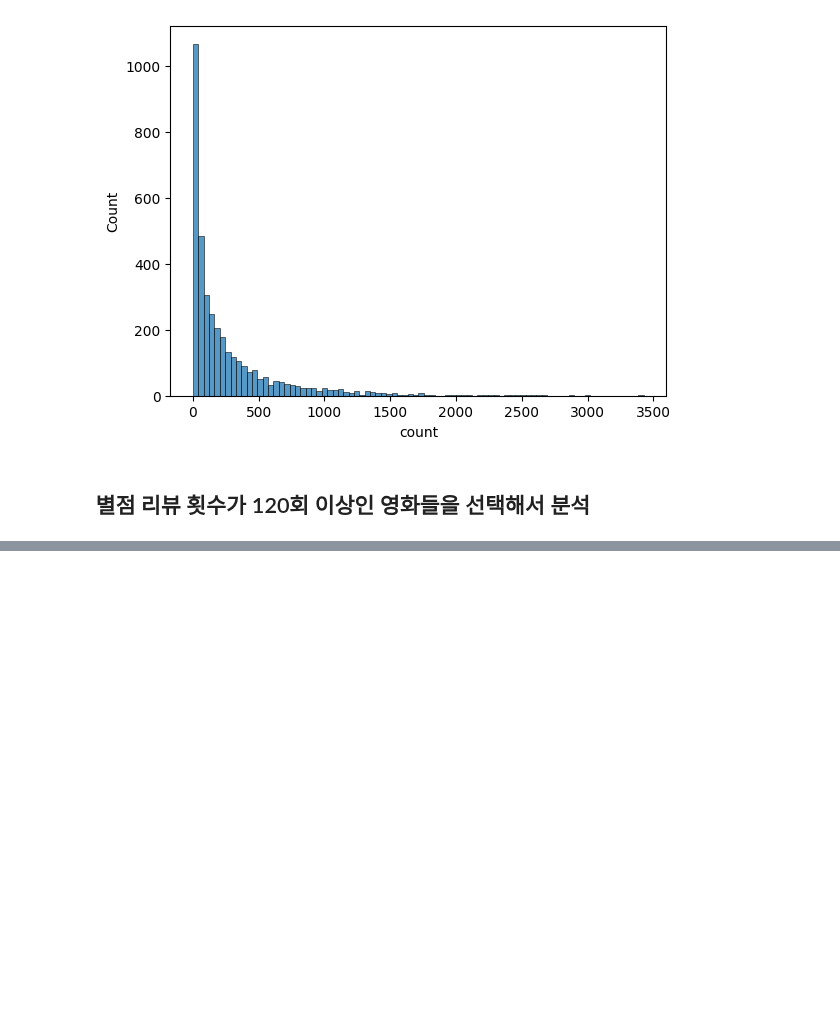
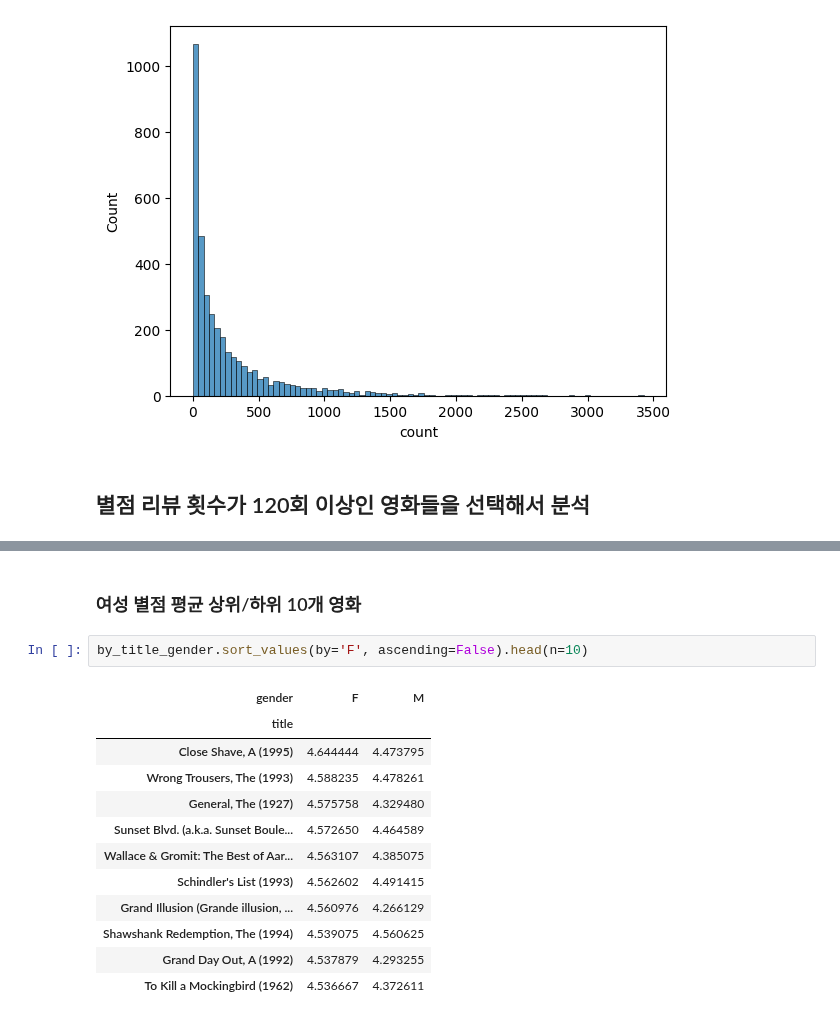
Before and after one commit to JakeOh/202511_BD53, a Jupyter notebook: lab_python/da14_movielens.ipynb, the cells around one changed output, grey strips where cells are left out. Saved outputs shown, nothing was run; the diff lists cells and outputs as text; blank space fills up the shorter version.

```diff
--- a/lab_python/da14_movielens.ipynb
+++ b/lab_python/da14_movielens.ipynb
@@ -419,0 +530,17 @@ plt.show()
+# %% [markdown]
+### 여성 별점 평균 상위/하위 10개 영화
+# %%
+by_title_gender.sort_values(by='F', ascending=False).head(n=10)
+# %% [output]
+| gender | F | M |
+| title |  |  |
+| Close Shave, A (1995) | 4.644444 | 4.473795 |
+| Wrong Trousers, The (1993) | 4.588235 | 4.478261 |
+| General, The (1927) | 4.575758 | 4.329480 |
+| Sunset Blvd. (a.k.a. Sunset Boule... | 4.572650 | 4.464589 |
+| Wallace & Gromit: The Best of Aar... | 4.563107 | 4.385075 |
+| Schindler's List (1993) | 4.562602 | 4.491415 |
+| Grand Illusion (Grande illusion, ... | 4.560976 | 4.266129 |
+| Shawshank Redemption, The (1994) | 4.539075 | 4.560625 |
+| Grand Day Out, A (1992) | 4.537879 | 4.293255 |
+| To Kill a Mockingbird (1962) | 4.536667 | 4.372611 |
```
Also changed, not shown: parts of 12 cells of this notebook.
